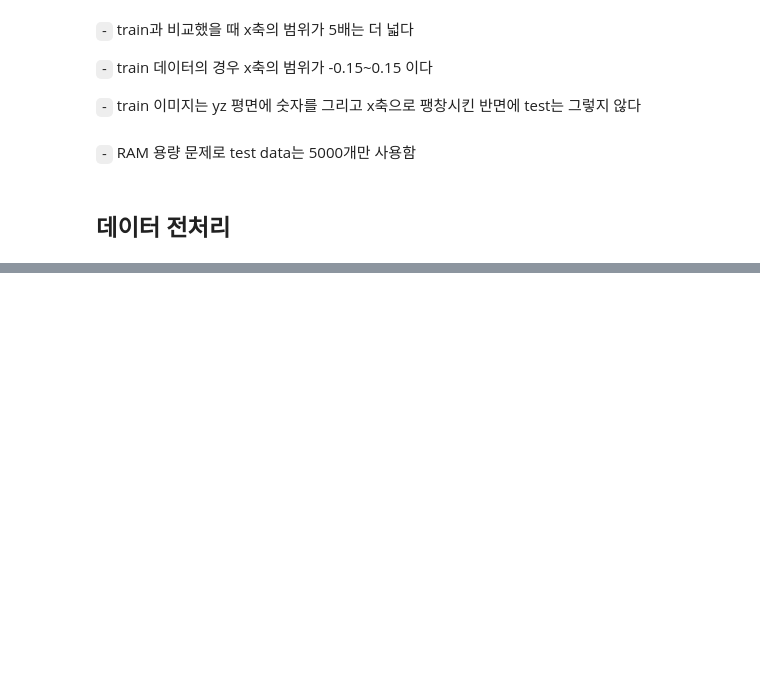
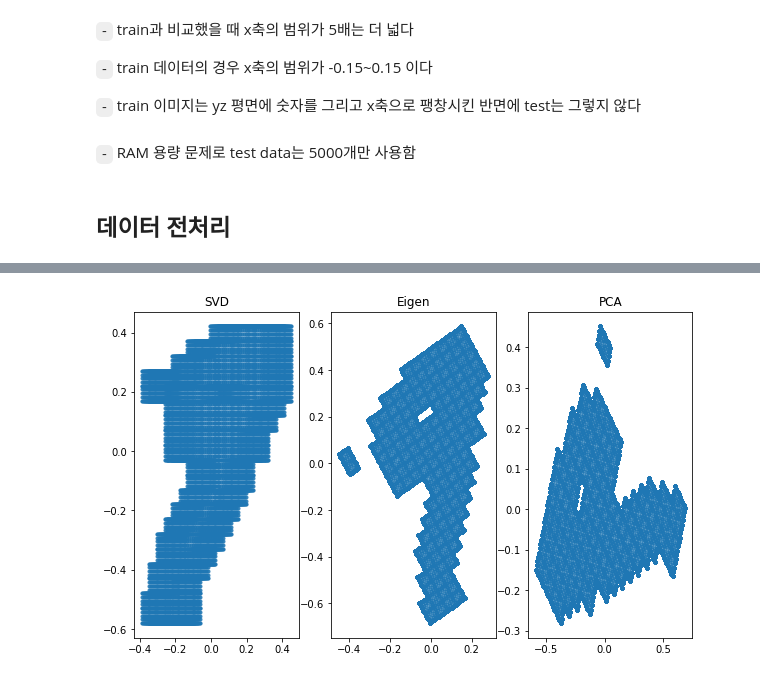
Before and after one commit to Jaesu26/dacon-3d-mnist-image-classification, a Jupyter notebook: 숫자3D이미지-분류.ipynb, the cells around one changed output, grey strips where cells are left out. Cells and saved outputs as stored; diff of their text form; code cells hidden in the pictures; blank space fills up the shorter version.

```diff
--- a/숫자3D이미지-분류.ipynb
+++ b/숫자3D이미지-분류.ipynb
@@ -282,0 +244,37 @@ from torch.utils.data import Dataset, DataLoader
+# %%
+def eig_3d_to_2d(_3d_points_array, scaling=False):
+    """ 고유값 분해를 이용하여 3D 이미지를 2D 이미지로 축소 """
+    X = _3d_points_array
+    if scaling:
+        X = z_scale(X)
+
+    Lambda, Psi = np.linalg.eig(X.T @ X)
+    _1st, _2nd, _3rd = sorted(Lambda, key = lambda x: -x)  ## 내림차순 정렬
+    idx_1st = np.array(list(np.where(Lambda == _1st))).item(0, 0)
+    idx_2nd = np.array(list(np.where(Lambda == _2nd))).item(0, 0)
+
+    Psi_tilde = np.column_stack((-Psi[:, idx_2nd], -Psi[:, idx_1st])) ## 각도 조절
+    _2d_point_array = X @ Psi_tilde
+    return _2d_point_array
+# %%
+def show_2Dimages(_3d_points_images, id, scaling=False):
+    fig, (ax1, ax2, ax3) = plt.subplots(1, 3, figsize=(10, 6))
+    pca = PCA(n_components=2)
+
+    X = _3d_points_images[str(id)][:]
+    svd_z = svd_3d_to_2d(X, scaling)
+    eig_z = eig_3d_to_2d(X, scaling)
+    pca_z = pca.fit_transform(X)
+
+    ax1.plot(svd_z[:,0], svd_z[:,1], '.', alpha=0.5)
+    ax2.plot(eig_z[:,0], eig_z[:,1], '.', alpha=0.5)
+    ax3.plot(pca_z[:,0], pca_z[:,1], '.', alpha=0.5)
+
+    ax1.set_title('SVD')
+    ax2.set_title('Eigen')
+    ax3.set_title('PCA')
+    plt.show()
+# %%
+show_2Dimages(all_points, 41483)
+# %% [output]
+[figure, added]
```
Also changed, not shown: parts of 85 cells of this notebook.
